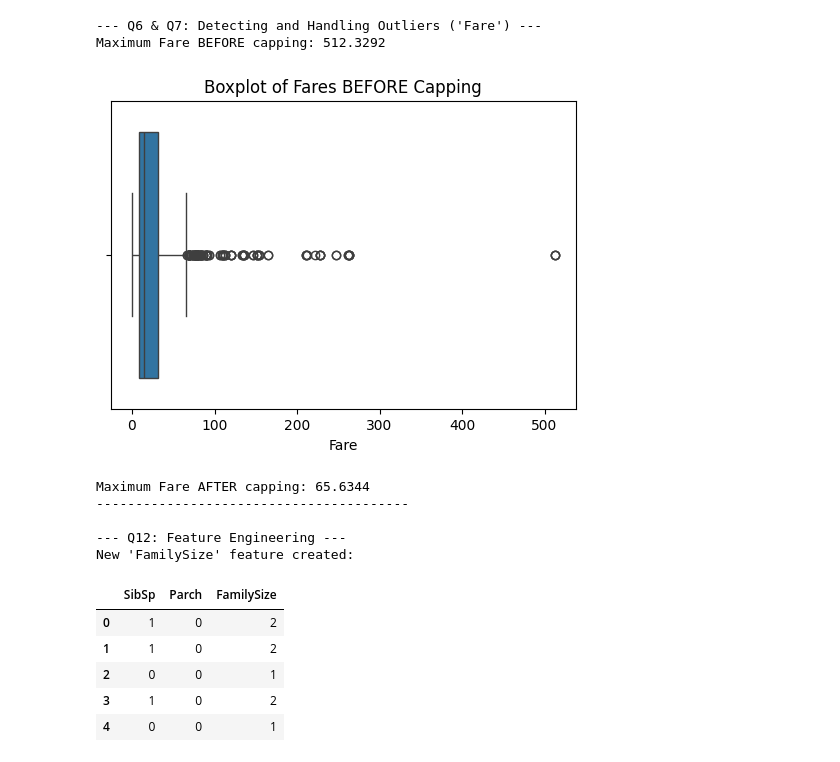
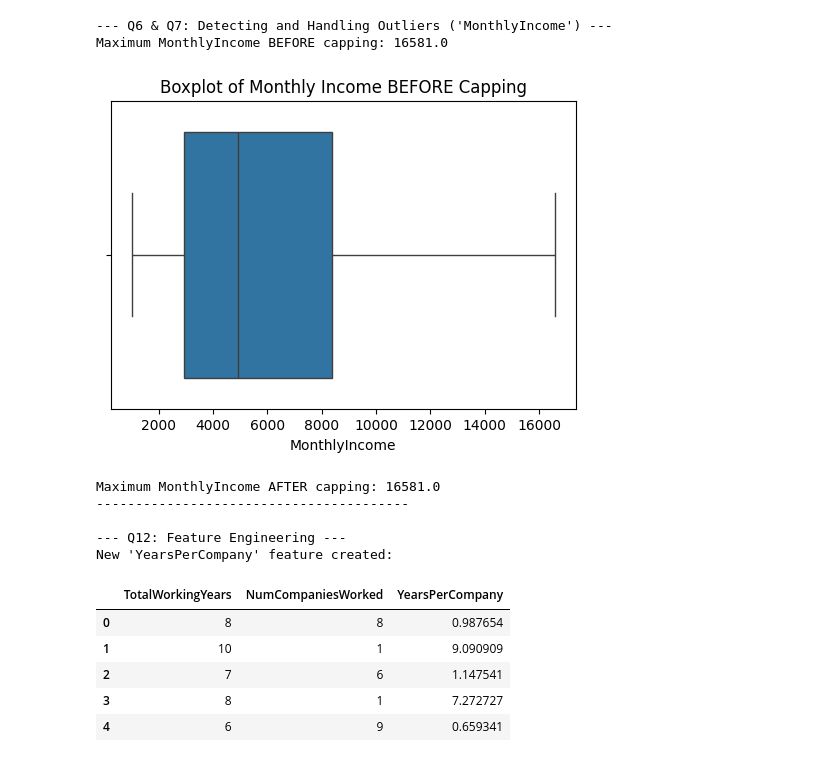
Before and after one commit to AbhinandLaji/Ai-Ml-lab, a Jupyter notebook: AI_Cycle_1.ipynb, the cells around one changed output. Saved outputs shown, nothing was run; the diff lists cells and outputs as text; code cells hidden in the pictures.

```diff
--- a/AI_Cycle_1.ipynb
+++ b/AI_Cycle_1.ipynb
@@ -7,22 +7,25 @@ import matplotlib.pyplot as plt
 import seaborn as sns
 
 # Q1. Load a dataset and display basic info
-url = 'https://raw.githubusercontent.com/datasciencedojo/datasets/master/titanic.csv'
+url = 'https://raw.githubusercontent.com/IBM/employee-attrition-aif360/master/data/emp_attrition.csv'
 df = pd.read_csv(url)
 
 print("--- Basic Information ---")
 df.info()
 
 # Q2. Identify rows, columns, data types, and missing values
-print(f"\\nNumber of Rows: {df.shape[0]}")
+print(f"\nNumber of Rows: {df.shape[0]}")
 print(f"Number of Columns: {df.shape[1]}")
-print("\\nMissing Values per Column:")
-print(df.isnull().sum())
+print("\nMissing Values per Column (First 5):")
+print(df.isnull().sum().head())
 
 # Q3. Exploratory Data Inspection
-display(df.head(3))   # First records
-display(df.tail(3))   # Last records
-display(df.sample(3)) # Random records
+print("\n--- First 3 Records ---")
+display(df.head(3))
+print("\n--- Last 3 Records ---")
+display(df.tail(3))
+print("\n--- Random 3 Records ---")
+display(df.sample(3))
 # %% [output]
 --- Basic Information ---
 <class 'pandas.core.frame.DataFrame'>
@@ -118,47 +116,48 @@ Names AFTER cleaning:
 # %%
-print("--- Q6 & Q7: Detecting and Handling Outliers ('Fare') ---")
-print(f"Maximum Fare BEFORE capping: {df['Fare'].max()}")
+print("--- Q6 & Q7: Detecting and Handling Outliers ('MonthlyIncome') ---")
+print(f"Maximum MonthlyIncome BEFORE capping: {df['MonthlyIncome'].max()}")
 
 # Detect outliers using Box Plots
 plt.figure(figsize=(6, 4))
-sns.boxplot(x=df['Fare'])
-plt.title("Boxplot of Fares BEFORE Capping")
+sns.boxplot(x=df['MonthlyIncome'])
+plt.title("Boxplot of Monthly Income BEFORE Capping")
 plt.show()
 
 # Handle outliers using Statistical Methods (IQR Capping)
-Q1 = df['Fare'].quantile(0.25)
-Q3 = df['Fare'].quantile(0.75)
+Q1 = df['MonthlyIncome'].quantile(0.25)
+Q3 = df['MonthlyIncome'].quantile(0.75)
 IQR = Q3 - Q1
 upper_limit = Q3 + 1.5 * IQR
 lower_limit = Q1 - 1.5 * IQR
 
-# Cap the extreme outliers at the upper limit
-df['Fare'] = np.where(df['Fare'] > upper_limit, upper_limit, df['Fare'])
+# Cap the extreme outliers at the upper limit to prevent skewed data
+df['MonthlyIncome'] = np.where(df['MonthlyIncome'] > upper_limit, upper_limit, df['MonthlyIncome'])
 
-print(f"\nMaximum Fare AFTER capping: {df['Fare'].max()}")
+print(f"\nMaximum MonthlyIncome AFTER capping: {df['MonthlyIncome'].max()}")
 print("-" * 40)
 
 print("\n--- Q12: Feature Engineering ---")
-# Combine Siblings/Spouses (SibSp) and Parents/Children (Parch) into 'FamilySize'
-df['FamilySize'] = df['SibSp'] + df['Parch'] + 1
+# Create a new feature: Average years spent at previous companies
+# We add a tiny number (0.1) to prevent a "divide by zero" error for employees who haven't worked elsewhere.
+df['YearsPerCompany'] = df['TotalWorkingYears'] / (df['NumCompaniesWorked'] + 0.1)
 
-print("New 'FamilySize' feature created:")
-display(df[['SibSp', 'Parch', 'FamilySize']].head(5))
+print("New 'YearsPerCompany' feature created:")
+display(df[['TotalWorkingYears', 'NumCompaniesWorked', 'YearsPerCompany']].head(5))
 # %% [output]
---- Q6 & Q7: Detecting and Handling Outliers ('Fare') ---
-Maximum Fare BEFORE capping: 512.3292
+--- Q6 & Q7: Detecting and Handling Outliers ('MonthlyIncome') ---
+Maximum MonthlyIncome BEFORE capping: 16581.0
-[figure, old version]
+[figure, new version]
-Maximum Fare AFTER capping: 65.6344
+Maximum MonthlyIncome AFTER capping: 16581.0
 ----------------------------------------
 
 --- Q12: Feature Engineering ---
-New 'FamilySize' feature created:
+New 'YearsPerCompany' feature created:
-|  | SibSp | Parch | FamilySize |
-| 0 | 1 | 0 | 2 |
-| 1 | 1 | 0 | 2 |
-| 2 | 0 | 0 | 1 |
-| 3 | 1 | 0 | 2 |
-| 4 | 0 | 0 | 1 |
+|  | TotalWorkingYears | NumCompaniesWorked | YearsPerCompany |
+| 0 | 8 | 8 | 0.987654 |
+| 1 | 10 | 1 | 9.090909 |
+| 2 | 7 | 6 | 1.147541 |
+| 3 | 8 | 1 | 7.272727 |
+| 4 | 6 | 9 | 0.659341 |
 # %%
 from sklearn.preprocessing import LabelEncoder, MinMaxScaler, StandardScaler
 
```
Also changed, not shown: parts of 5 cells of this notebook.
